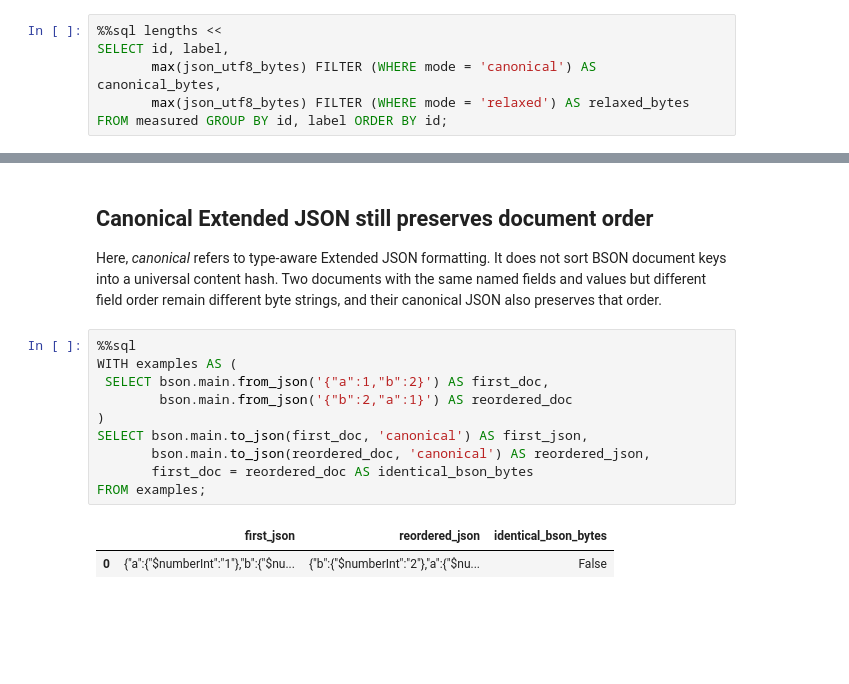
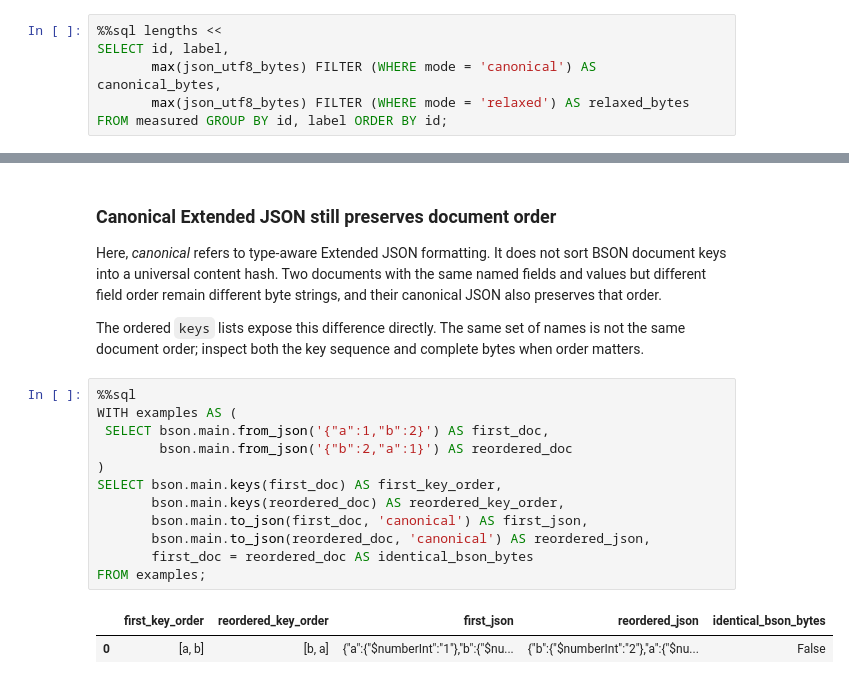
Before and after one commit to Query-farm/vgi-bson, a Jupyter notebook: notebooks/01_types_through_a_json_round_trip.ipynb, the cells around one changed output, grey strips where cells are left out. Cells and saved outputs as stored; diff of their text form; blank space fills up the shorter version.

```diff
--- a/notebooks/01_types_through_a_json_round_trip.ipynb
+++ b/notebooks/01_types_through_a_json_round_trip.ipynb
@@ -356,22 +422,26 @@ prose(
 Across this corpus, canonical JSON occupies **472 bytes** and relaxed JSON **376 bytes**. Some rows are identical in size because their type wrappers remain necessary in both modes. This total is specific to these twelve small documents.
 # %% [markdown]
-## Canonical Extended JSON still preserves document order
+### Canonical Extended JSON still preserves document order
 
 Here, *canonical* refers to type-aware Extended JSON formatting. It does not sort
 BSON document keys into a universal content hash. Two documents with the same
 named fields and values but different field order remain different byte strings,
 and their canonical JSON also preserves that order.
+
+The ordered `keys` lists expose this difference directly. The same set of names is not the same document order; inspect both the key sequence and complete bytes when order matters.
 # %%
 %%sql
 WITH examples AS (
  SELECT bson.main.from_json('{"a":1,"b":2}') AS first_doc,
         bson.main.from_json('{"b":2,"a":1}') AS reordered_doc
 )
-SELECT bson.main.to_json(first_doc, 'canonical') AS first_json,
+SELECT bson.main.keys(first_doc) AS first_key_order,
+       bson.main.keys(reordered_doc) AS reordered_key_order,
+       bson.main.to_json(first_doc, 'canonical') AS first_json,
        bson.main.to_json(reordered_doc, 'canonical') AS reordered_json,
        first_doc = reordered_doc AS identical_bson_bytes
 FROM examples;
 # %% [output]
-|  | first_json | reordered_json | identical_bson_bytes |
-| 0 | {"a":{"$numberInt":"1"},"b":{"$nu... | {"b":{"$numberInt":"2"},"a":{"$nu... | False |
+|  | first_key_order | reordered_key_order | first_json | reordered_json | identical_bson_bytes |
+| 0 | [a, b] | [b, a] | {"a":{"$numberInt":"1"},"b":{"$nu... | {"b":{"$numberInt":"2"},"a":{"$nu... | False |
 # %% [markdown]
```
Also changed, not shown: parts of 27 cells of this notebook, 12 other files.
